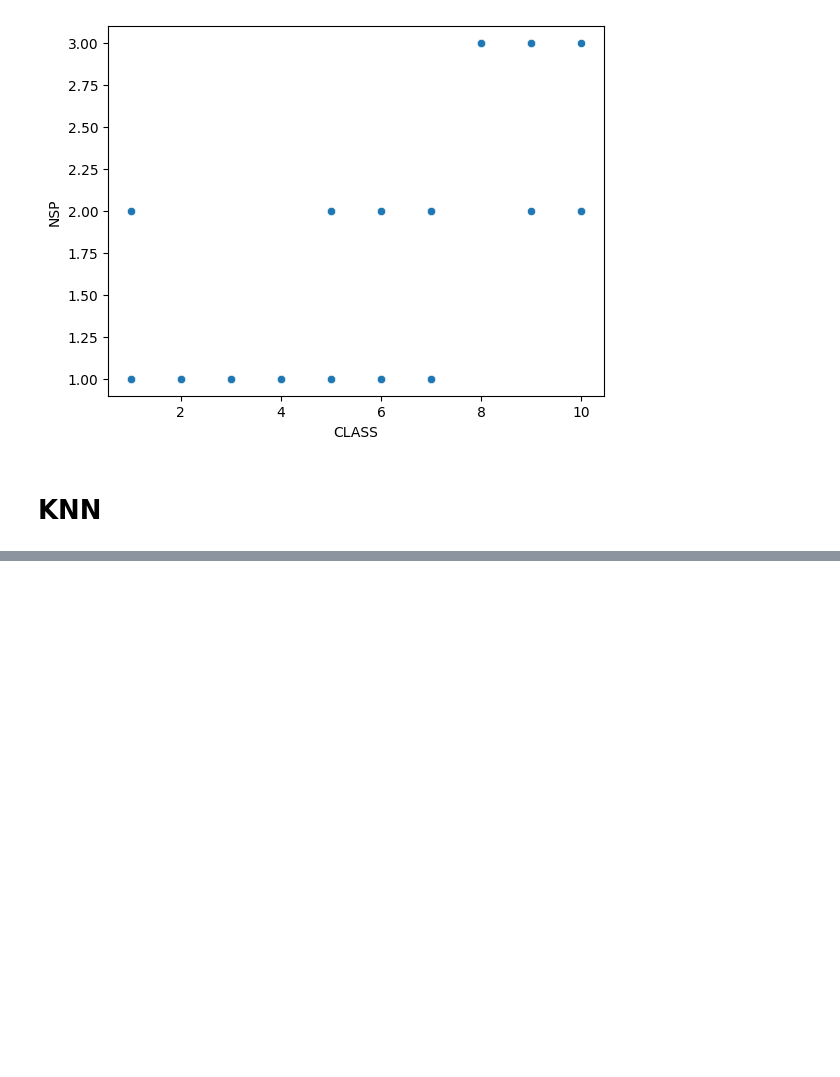
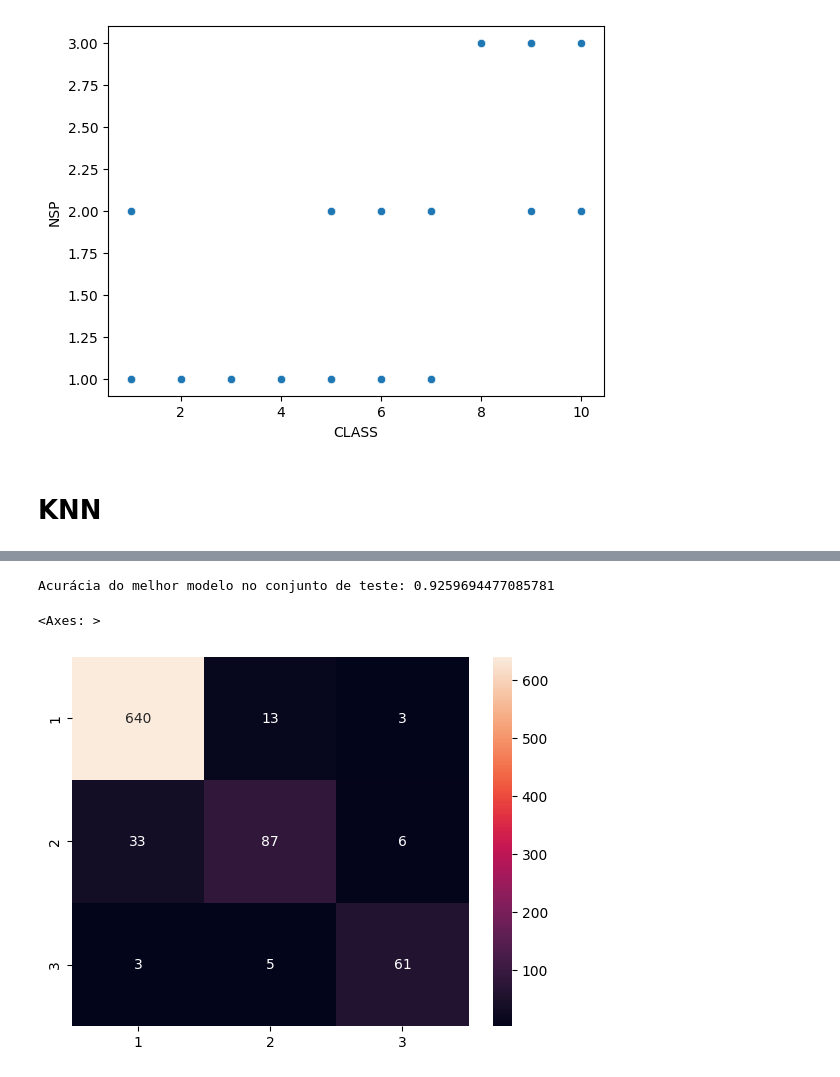
Before and after one commit to Talita1996/aprendizagem-de-maquina-i, a Jupyter notebook: cardiotacografia.ipynb, the cells around one changed output, grey strips where cells are left out. Drawn from its saved outputs; the diff is of its cells as text; code cells hidden in the pictures; blank space fills up the shorter version.

```diff
--- a/cardiotacografia.ipynb
+++ b/cardiotacografia.ipynb
@@ -159,0 +228,15 @@ plt.show()
+# %%
+best_model = grid_search.best_estimator_
+
+y_pred = best_model.predict(X_test)
+accuracy = accuracy_score(y_test, y_pred)
+
+print("Acurácia do melhor modelo no conjunto de teste:", accuracy)
+# %% [output]
+Acurácia do melhor modelo no conjunto de teste: 0.9259694477085781
+# %%
+cm = confusion_matrix(y_test, y_prob, labels=[1, 2, 3])
+sns.heatmap(cm, annot=True, fmt="d", xticklabels=["1", "2", "3"], yticklabels=["1", "2", "3"])
+# %% [output]
+<Axes: >
+[figure, added]
```
Also changed, not shown: parts of 17 cells of this notebook.
